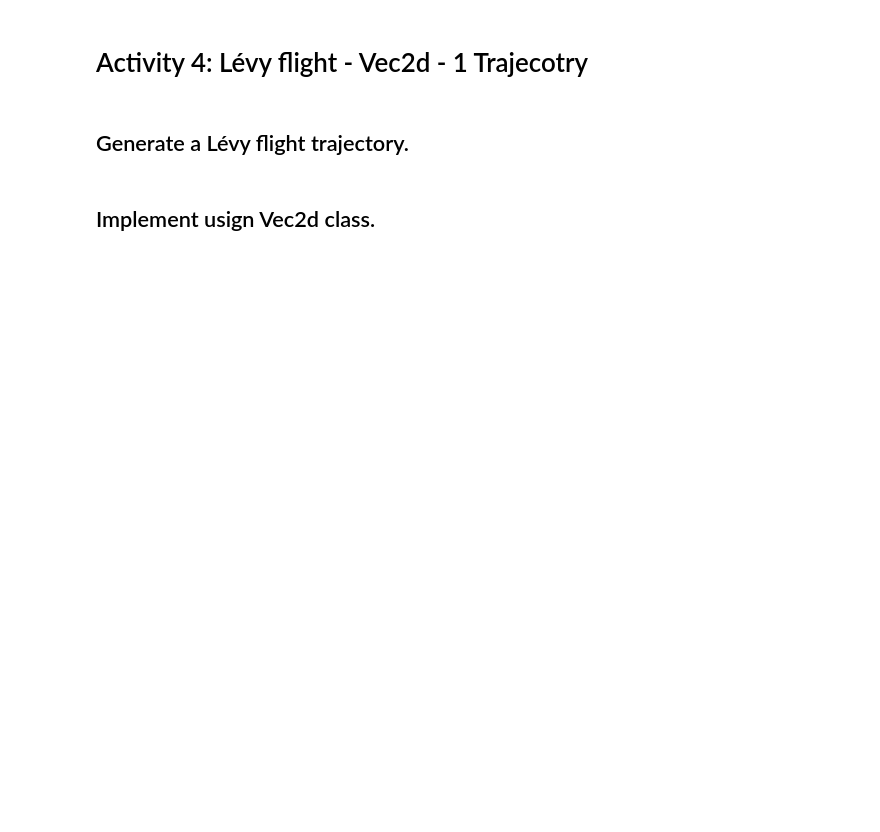
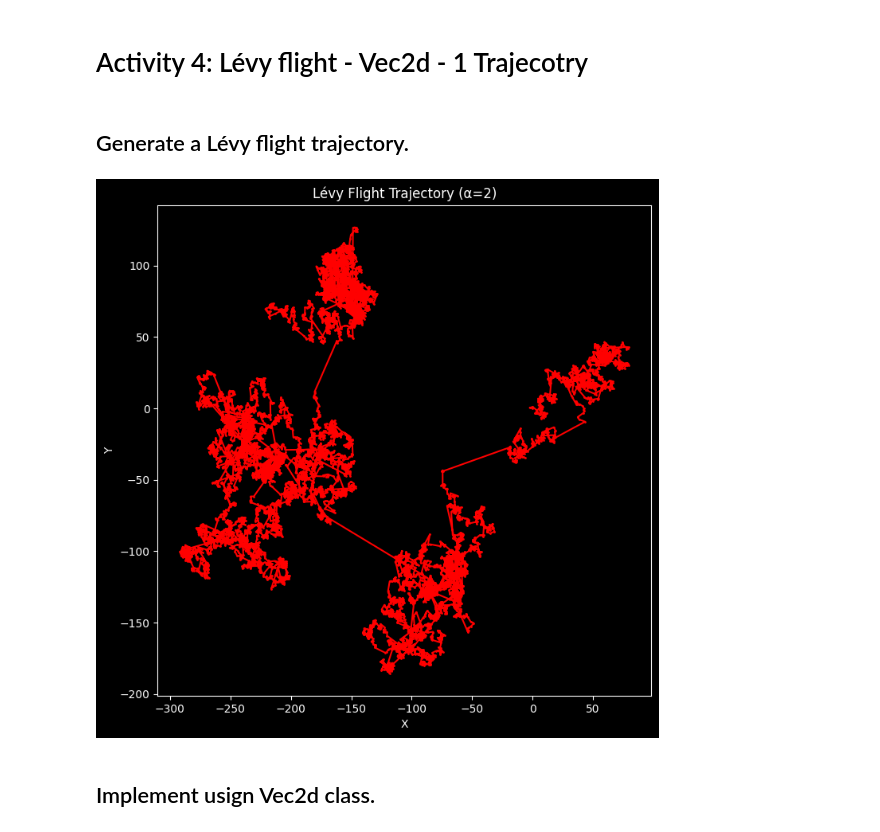
Before and after one commit to OmarGudi/Random_Walks_BrownianMotion, a Jupyter notebook: Random Walks_LévyFlights.ipynb, the cells around one changed output. Drawn from its saved outputs; the diff is of its cells as text; code cells hidden in the pictures; blank space fills up the shorter version.

Commit message:
Final activity for the Lévy Flights.

```diff
--- a/Random Walks_LévyFlights.ipynb
+++ b/Random Walks_LévyFlights.ipynb
@@ -146,5 +155,32 @@ plt.show()
 # Activity 4: Lévy flight - Vec2d - 1 Trajecotry
 # %% [markdown]
 ## Generate a Lévy flight trajectory.
+# %%
+def levy_flight(num_steps, alpha):
+    # Generate step sizes from a power-law distribution
+    step_sizes = (np.random.pareto(alpha, num_steps) + 1)
+    # Generate angles
+    angles = np.random.uniform(0, 2 * np.pi, num_steps)
+    # Initialize position
+    x, y = np.zeros(num_steps), np.zeros(num_steps)
+    # Update positions based on step sizes and angles
+    for i in range(1, num_steps):
+        x[i] = x[i-1] + step_sizes[i] * np.cos(angles[i])
+        y[i] = y[i-1] + step_sizes[i] * np.sin(angles[i])
+    return x, y
+# Parameters
+num_steps = 10000
+alpha = 2
+# Generate and plot Lévy flight
+x, y = levy_flight(num_steps, alpha)
+plt.style.use('dark_background')
+plt.figure(figsize=(8, 8))
+plt.plot(x, y, marker='o', color='red', markersize=1)
+plt.title(f'Lévy Flight Trajectory (α={alpha})')
+plt.xlabel('X')
+plt.ylabel('Y')
+plt.show()
+# %% [output]
+[figure, added]
 # %% [markdown]
 ## Implement usign Vec2d class.
```
Also changed, not shown: parts of 5 cells of this notebook.
